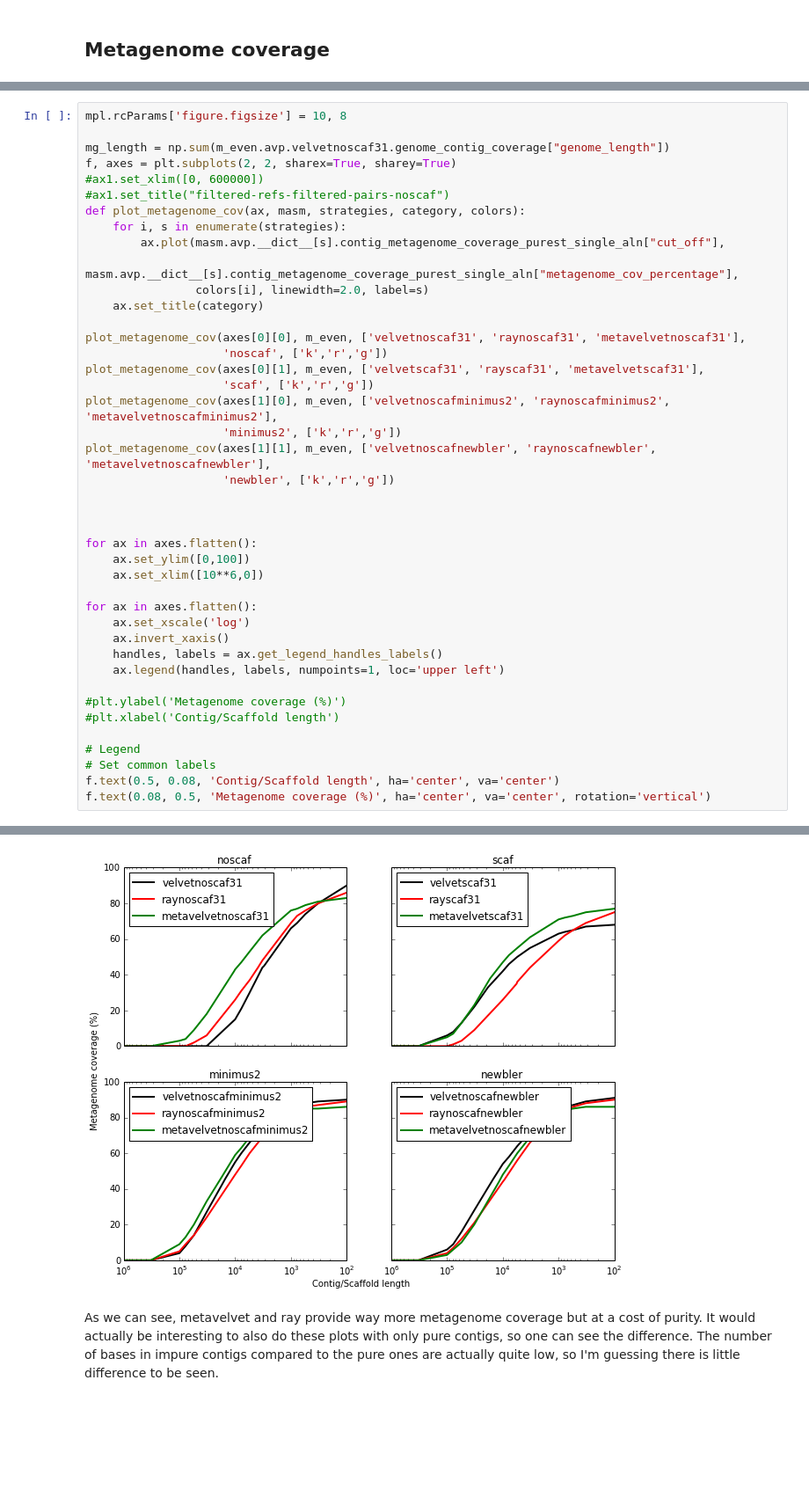
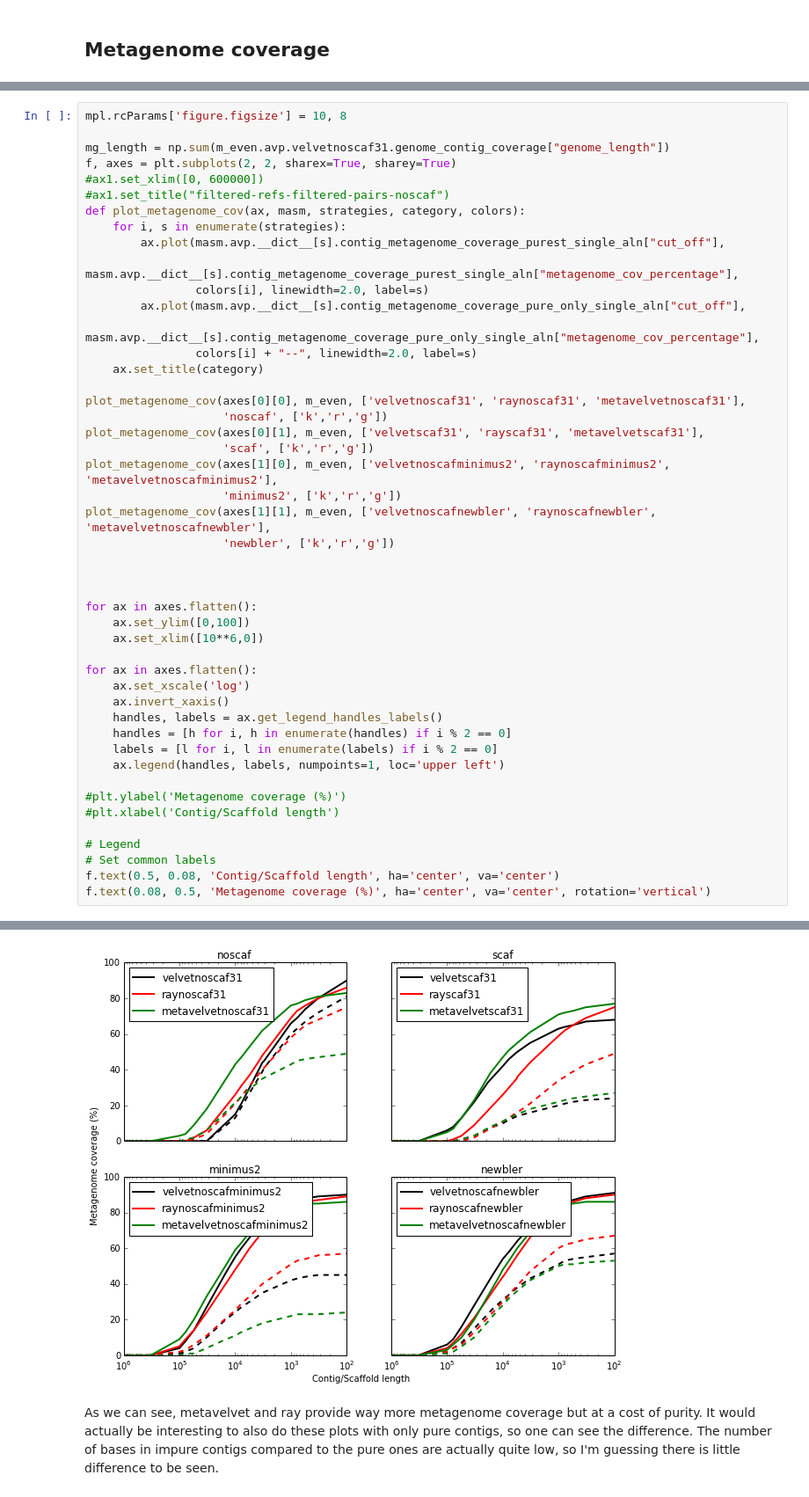
Before and after one commit to inodb/masmvali-publication, a Jupyter notebook: notebooks/LIMS1884-filtered-pairs-assemblies-2.ipynb, the cells around one changed output, grey strips where cells are left out. Shown at 88% size. Cells and saved outputs as stored; diff of their text form; blank space fills up the shorter version.

Commit message:
Add pure-only metagenome coverage

```diff
--- a/notebooks/LIMS1884-filtered-pairs-assemblies-2.ipynb
+++ b/notebooks/LIMS1884-filtered-pairs-assemblies-2.ipynb
@@ -245,38 +251,43 @@ def plot_metagenome_cov(ax, masm, strategies, category, colors):
         ax.plot(masm.avp.__dict__[s].contig_metagenome_coverage_purest_single_aln["cut_off"],
                 masm.avp.__dict__[s].contig_metagenome_coverage_purest_single_aln["metagenome_cov_percentage"],
                 colors[i], linewidth=2.0, label=s)
+        ax.plot(masm.avp.__dict__[s].contig_metagenome_coverage_pure_only_single_aln["cut_off"],
+                masm.avp.__dict__[s].contig_metagenome_coverage_pure_only_single_aln["metagenome_cov_percentage"],
+                colors[i] + "--", linewidth=2.0, label=s)
     ax.set_title(category)
 
 plot_metagenome_cov(axes[0][0], m_even, ['velvetnoscaf31', 'raynoscaf31', 'metavelvetnoscaf31'],
                     'noscaf', ['k','r','g'])
 plot_metagenome_cov(axes[0][1], m_even, ['velvetscaf31', 'rayscaf31', 'metavelvetscaf31'],
                     'scaf', ['k','r','g'])
 plot_metagenome_cov(axes[1][0], m_even, ['velvetnoscafminimus2', 'raynoscafminimus2', 'metavelvetnoscafminimus2'],
                     'minimus2', ['k','r','g'])
 plot_metagenome_cov(axes[1][1], m_even, ['velvetnoscafnewbler', 'raynoscafnewbler', 'metavelvetnoscafnewbler'],
                     'newbler', ['k','r','g'])
 
 
 
 for ax in axes.flatten():
     ax.set_ylim([0,100])
     ax.set_xlim([10**6,0])
 
 for ax in axes.flatten():
     ax.set_xscale('log')
     ax.invert_xaxis()
     handles, labels = ax.get_legend_handles_labels()
+    handles = [h for i, h in enumerate(handles) if i % 2 == 0]
+    labels = [l for i, l in enumerate(labels) if i % 2 == 0]
     ax.legend(handles, labels, numpoints=1, loc='upper left')
 
 #plt.ylabel('Metagenome coverage (%)')
 #plt.xlabel('Contig/Scaffold length')
 
 # Legend
 # Set common labels
 f.text(0.5, 0.08, 'Contig/Scaffold length', ha='center', va='center')
 f.text(0.08, 0.5, 'Metagenome coverage (%)', ha='center', va='center', rotation='vertical')
 # %% [output]
 <matplotlib.text.Text at 0x...>
-[figure, old version]
+[figure, new version]
 # %% [markdown]
 As we can see, metavelvet and ray provide way more metagenome coverage but at a cost of purity. It would actually be interesting to also do these plots with only pure contigs, so one can see the difference. The number of bases in impure contigs compared to the pure ones are actually quite low, so I'm guessing there is little difference to be seen.
```
Also changed, not shown: parts of 1 cell of this notebook.
